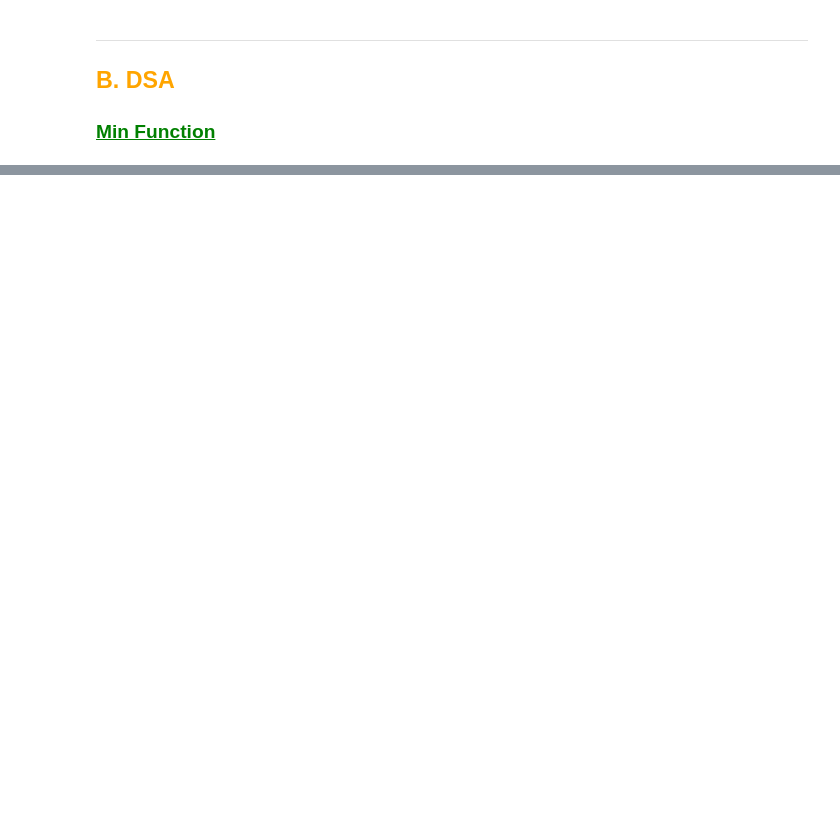
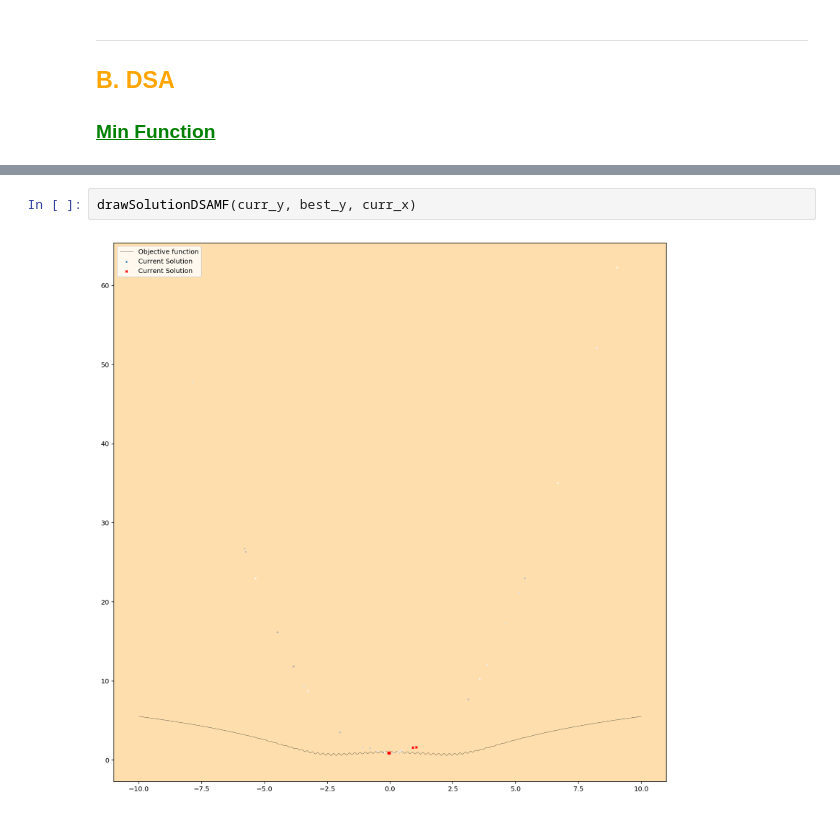
Before and after one commit to leobouraux/Pedestrian-Hub-Model-Optimization, a Jupyter notebook: src/main/python/Graphs LSA DSA.ipynb, the cells around one changed output, grey strips where cells are left out. Drawn from its saved outputs; the diff is of its cells as text; blank space fills up the shorter version.

```diff
--- a/src/main/python/Graphs LSA DSA.ipynb
+++ b/src/main/python/Graphs LSA DSA.ipynb
@@ -41,0 +42,4 @@ drawPlotDSA(best_y, curr_y, temp, acceptance_pb, acc_best_sol, density, markov_l
+# %%
+drawSolutionDSAMF(curr_y, best_y, curr_x)
+# %% [output]
+[figure, added]
```
Also changed, not shown: parts of 3 cells of this notebook, 10 other files.
